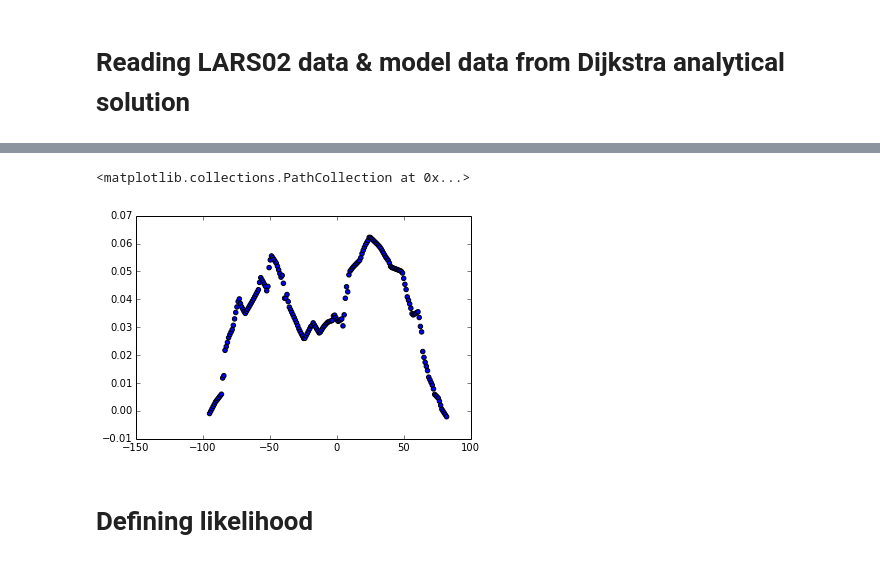
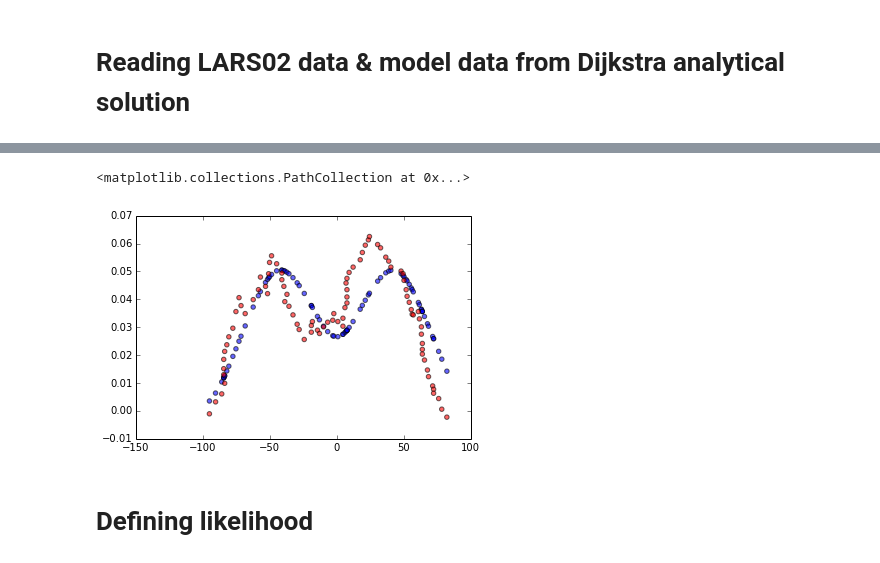
Before and after one commit to jngaravitoc/Lya-MCMC, a Jupyter notebook: code/MCMC_fit.ipynb, the cells around one changed output, grey strips where cells are left out. Drawn from its saved outputs; the diff is of its cells as text; code cells hidden in the pictures.

Commit message:
fixed interpolation of obs and teo

```diff
--- a/code/MCMC_fit.ipynb
+++ b/code/MCMC_fit.ipynb
@@ -27,8 +24,0 @@ print max(x_0)
-# %%
-f = interp1d(x_0, y_0, kind="linear")
-x_new = linspace(-95, 82, 200)
-y_new = f(x_new)
-scatter(x_new, y_new)
-# %% [output]
-<matplotlib.collections.PathCollection at 0x...>
-[figure, removed]
@@ -35,3 +47,9 @@ scatter(x_new, y_new)
+# %%
+scatter(X_r, Y_r, alpha=0.6)
+scatter(x_0, y_0, c='r', alpha=0.6)
+# %% [output]
+<matplotlib.collections.PathCollection at 0x...>
+[figure, added]
 # %% [markdown]
 # Defining likelihood
 # %%
```
Also changed, not shown: parts of 6 cells of this notebook.
